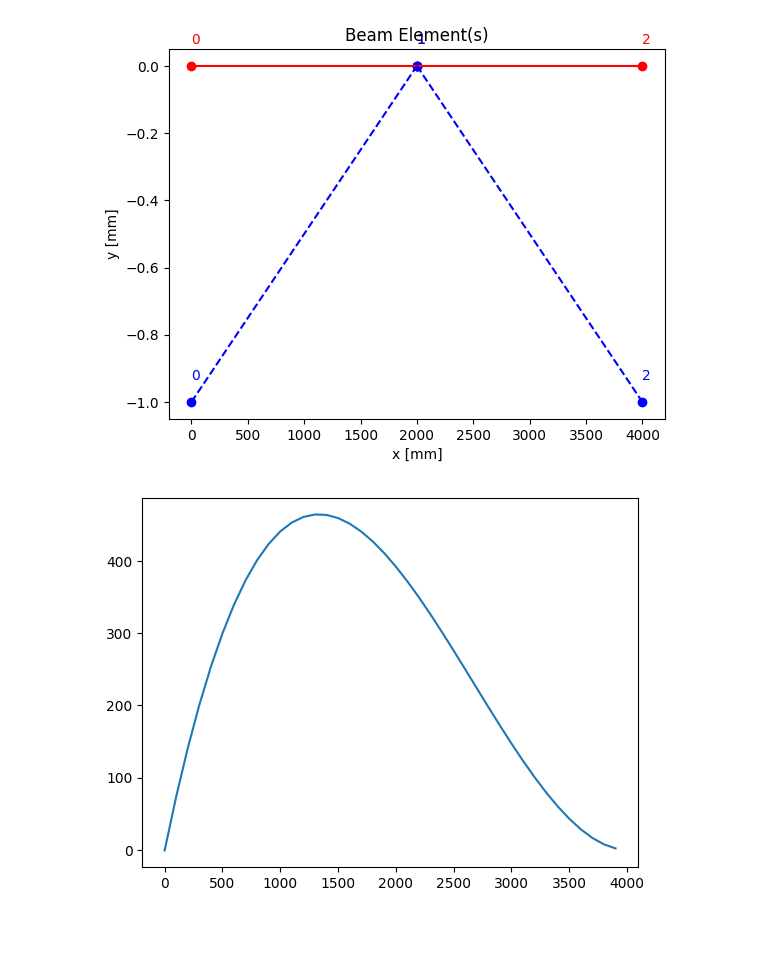
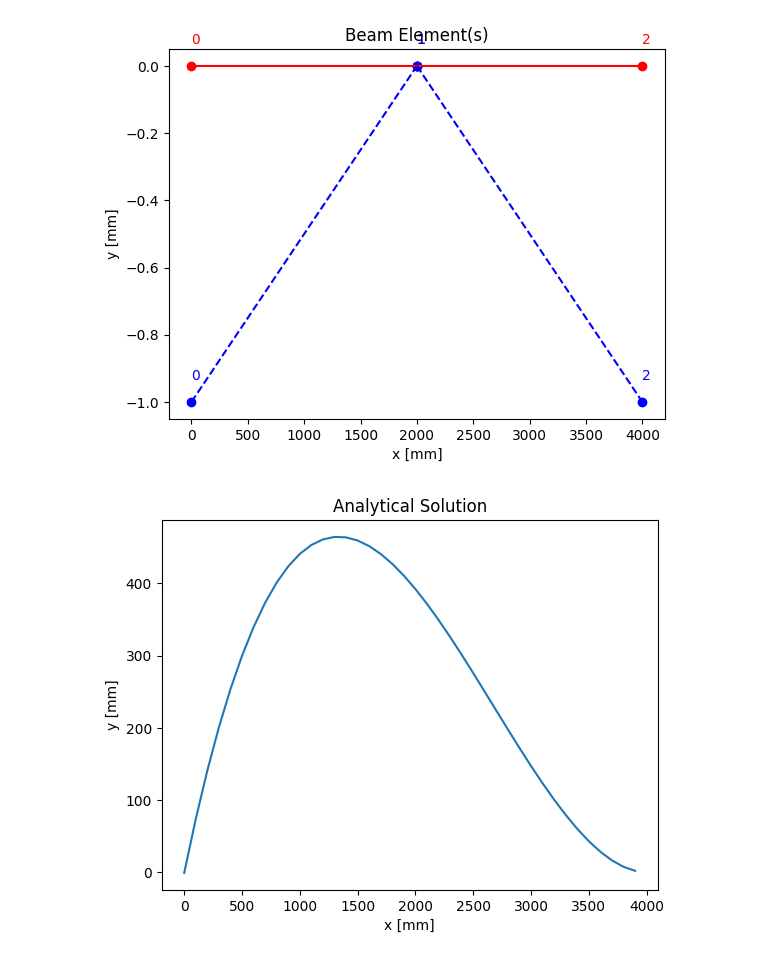
Before and after one commit to efekaanefe/ME413-Finite-Element-Method, a Jupyter notebook: Beam2D.ipynb, the cells around one changed output. Saved outputs shown, nothing was run; the diff lists cells and outputs as text; code cells hidden in the pictures; blank space fills up the shorter version.

Commit message:
analytical soln title

```diff
--- a/Beam2D.ipynb
+++ b/Beam2D.ipynb
@@ -370,18 +370,24 @@ ic| nodal_disp: 'Node 2: del_y = 0.0000 mm, del_theta = 0.0000 rad'
 ic| nodal_disp: 'Node 3: del_y = -1.0000 mm, del_theta = 0.0000 rad'
 [figure]
 # %%
+# Q1-a
+
 C3 = np.pi/4*E*I
 C4 = -E*I
 
 A = [
     [1/6*L**3, 1/2*L**2],
     [1/2*L**2, L]]
 b = [-C3*L-C4, -C3]
 C1, C2 = np.linalg.solve(A,b)
 
 x = np.arange(0,L,100)
-w_x = 1/(E*I) * (1/6*C1*x**3 + 1/2*C2*x**2 + C3*x + C4)
+w_x = 1/(E*I) * (1/6*C1*x**3 + 1/2*C2*x**2 + C3*x + C4) # deflections
+
+plt.title("Analytical Solution")
+plt.xlabel("x [mm]")
+plt.ylabel("y [mm]")
 plt.plot(x,w_x)
 plt.show()
 # %% [output]
-[figure, old version]
+[figure, new version]
```
